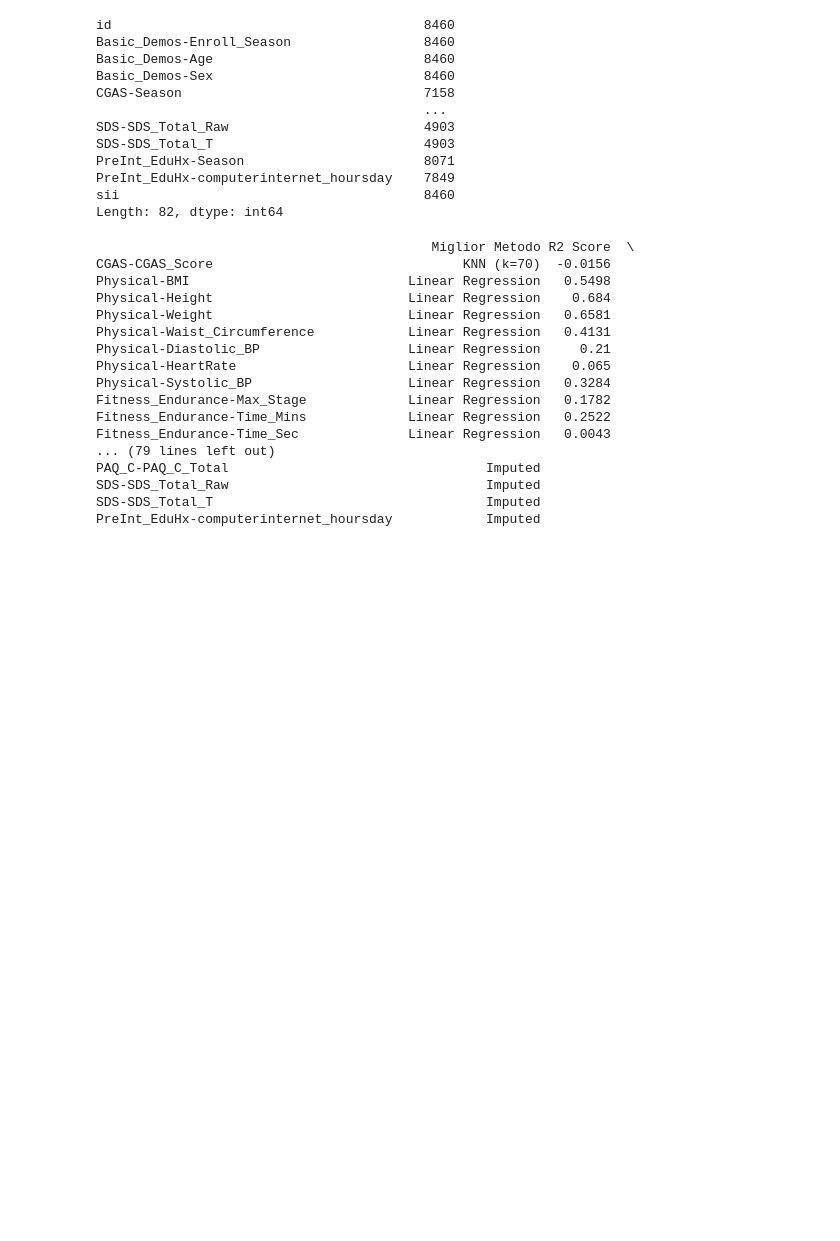
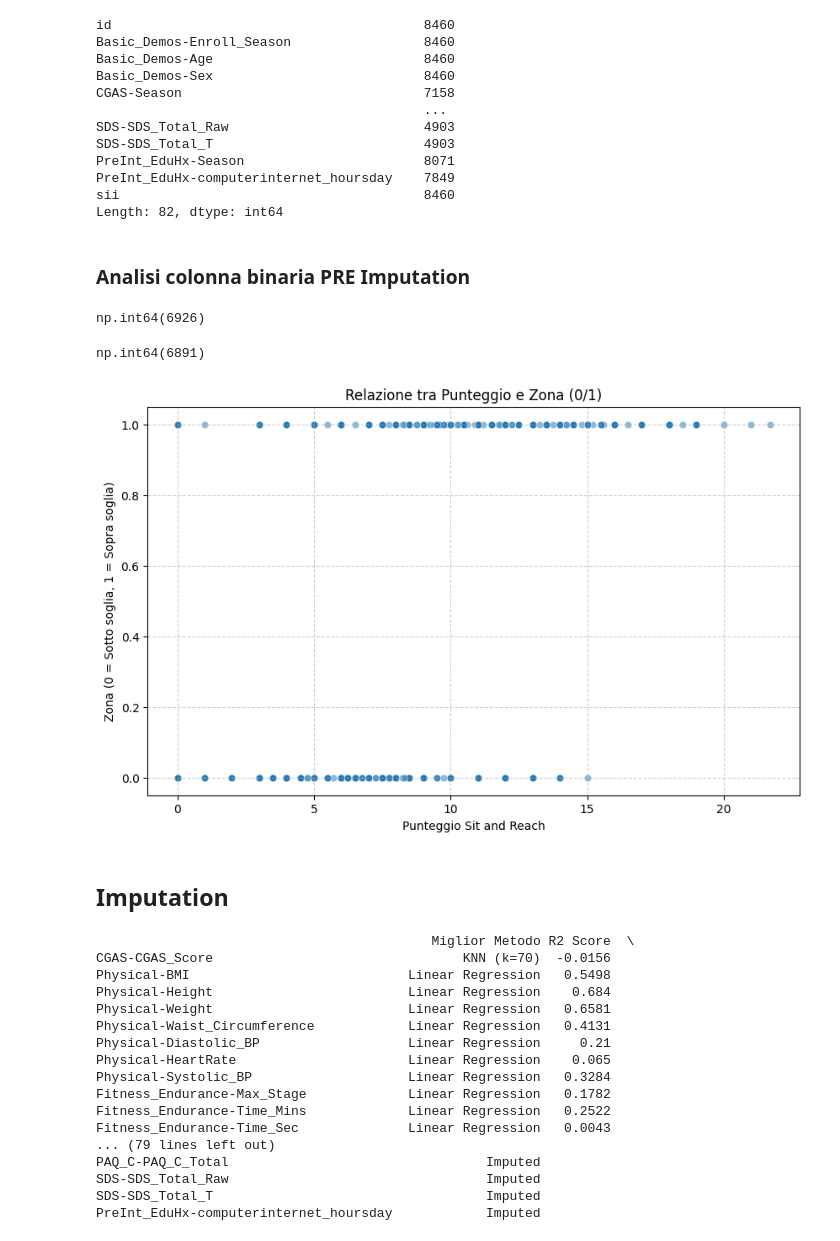
Before and after one commit to npratesi2/Data-Mining-2-2026-, a Jupyter notebook: Module 0/MissingValues.ipynb, the cells around one changed output. Drawn from its saved outputs; the diff is of its cells as text; code cells hidden in the pictures; blank space fills up the shorter version.

```diff
--- a/Module 0/MissingValues.ipynb
+++ b/Module 0/MissingValues.ipynb
@@ -4,7 +4,7 @@ import seaborn as sns
 import matplotlib.pyplot as plt
 import numpy as np
 # %%
-df = pd.read_csv(r".\Dataset\cmi_internet.csv")
+df = pd.read_csv(r"..\Dataset\cmi_internet.csv")
 df.shape
 # %% [output]
 (8460, 82)
@@ -39,6 +39,34 @@ PreInt_EduHx-Season                       8071
 PreInt_EduHx-computerinternet_hoursday    7849
 sii                                       8460
 Length: 82, dtype: int64
+# %% [markdown]
+### Analisi colonna binaria PRE Imputation
+# %%
+df["FGC-FGC_SRL"].value_counts().sum()
+# %% [output]
+np.int64(6926)
+# %%
+df["FGC-FGC_SRL_Zone"].value_counts().sum()
+# %% [output]
+np.int64(6891)
+# %%
+# Lo scatter plot mostra come NON esista una soglia chiara per cui se FGC-FGC_SRL > soglia allora FGC-FGC_SRL_Zone = 1
+import seaborn as sns
+import matplotlib.pyplot as plt
+
+# Scatter plot base
+plt.figure(figsize=(10, 6))
+sns.scatterplot(x="FGC-FGC_SRL", y="FGC-FGC_SRL_Zone", data=df, alpha=0.5)
+
+plt.title("Relazione tra Punteggio e Zona (0/1)")
+plt.xlabel("Punteggio Sit and Reach")
+plt.ylabel("Zona (0 = Sotto soglia, 1 = Sopra soglia)")
+plt.grid(True, linestyle='--', alpha=0.6)
+plt.show()
+# %% [output]
+[figure, added]
+# %% [markdown]
+## Imputation
 # %%
 mask = df.notna().sum() > 4900
 filtered_df = df.loc[:, mask]
```
Also changed, not shown: parts of 2 cells of this notebook, 3 other files.
